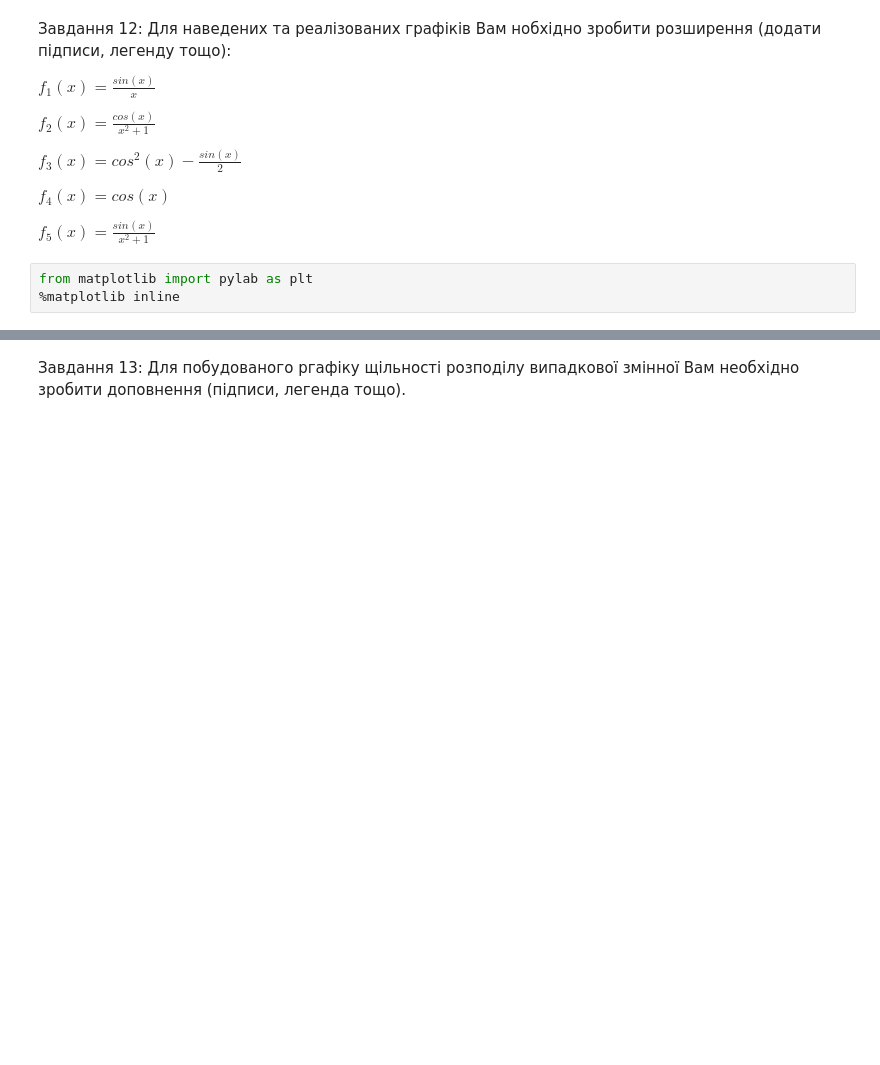
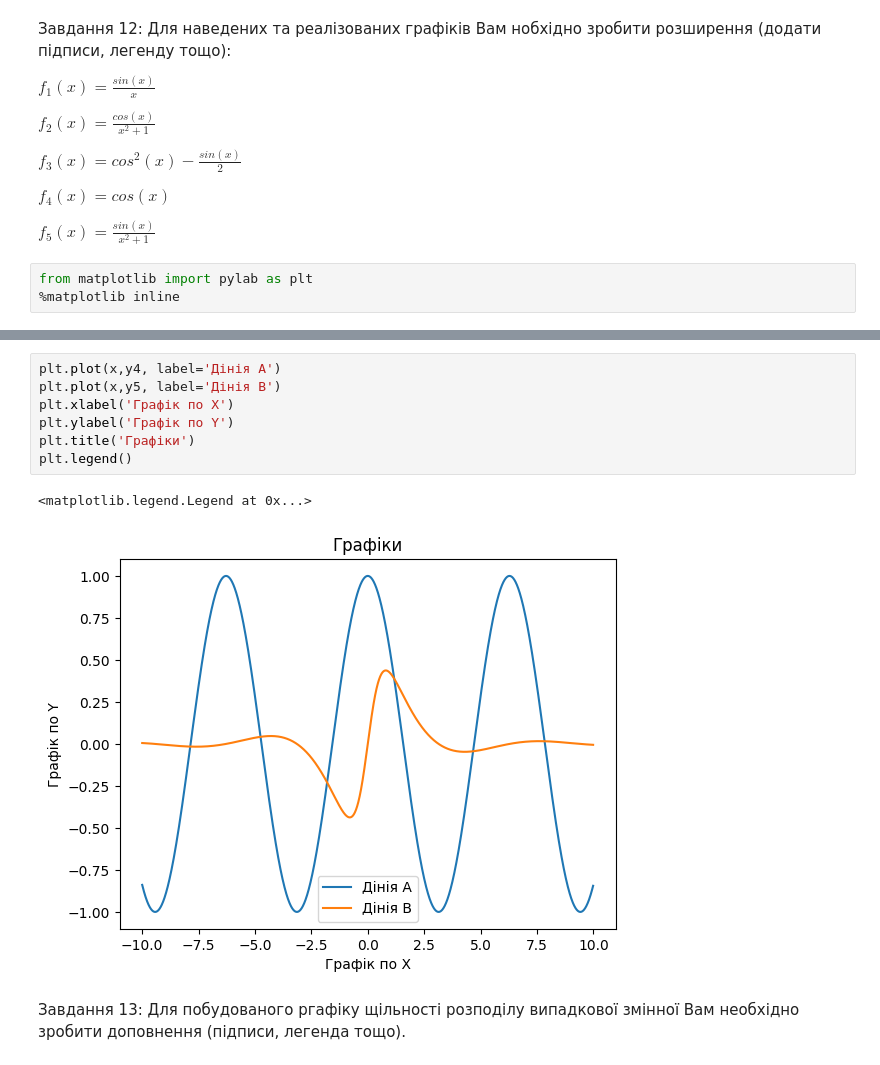
Before and after one commit to Prosik2205/OSHI, a Jupyter notebook: task1_basic_ML&DS_oleksander_prosimyak.ipynb, the cells around one changed output, grey strips where cells are left out. Saved outputs shown, nothing was run; the diff lists cells and outputs as text; blank space fills up the shorter version.

```diff
--- a/task1_basic_ML&DS_oleksander_prosimyak.ipynb
+++ b/task1_basic_ML&DS_oleksander_prosimyak.ipynb
@@ -304,3 +308,13 @@ plt.plot(x,y5)
+# %%
+plt.plot(x,y4, label='Дінія A')
+plt.plot(x,y5, label='Дінія B')
+plt.xlabel('Графік по Х')
+plt.ylabel('Графік по Y')
+plt.title('Графіки')
+plt.legend()
+# %% [output]
+<matplotlib.legend.Legend at 0x...>
+[figure, added]
 # %% [markdown]
 Завдання 13: Для побудованого ргафіку щільності розподілу випадкової змінної Вам необхідно зробити доповнення (підписи, легенда тощо).
 # %%
```
Also changed, not shown: parts of 5 cells of this notebook.
